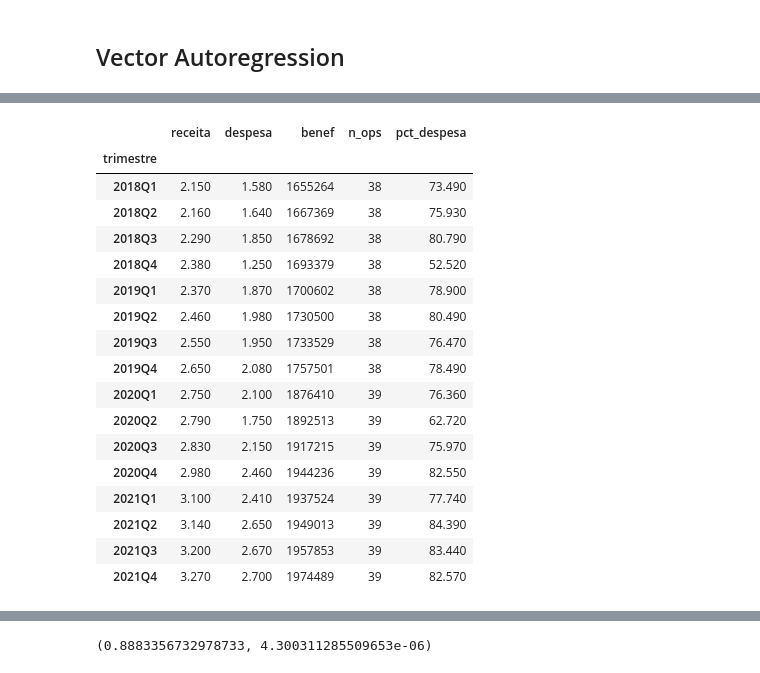
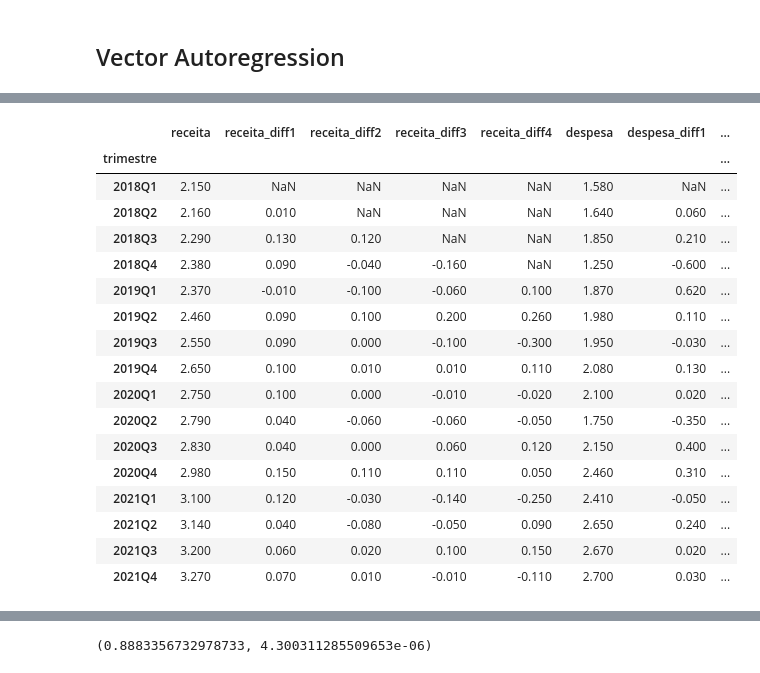
Before and after one commit to ricardofernando/TCC, a Jupyter notebook: codigos/preparacao_dados/analise_agrupadas/adesao/porte_grande/adesao_grande_cooperativa_medica/VAR_ade_g_coopmed.ipynb, the cells around one changed output, grey strips where cells are left out. Saved outputs shown, nothing was run; the diff lists cells and outputs as text; code cells hidden in the pictures.

```diff
--- a/codigos/preparacao_dados/analise_agrupadas/adesao/porte_grande/adesao_grande_cooperativa_medica/VAR_ade_g_coopmed.ipynb
+++ b/codigos/preparacao_dados/analise_agrupadas/adesao/porte_grande/adesao_grande_cooperativa_medica/VAR_ade_g_coopmed.ipynb
@@ -54,9 +61,9 @@ grupo = 'Adesão - Grande - Cooperativa Médica'
 
 grupo_csv = "ade_g_coopmed.csv"
 
-path = r'D:\TCC\TCC\codigos\preparacao_dados\analise_agrupadas\adesao\porte_grande\adesao_grande_cooperativa_medica' + '\\' + grupo_csv
+#path = r'D:\TCC\TCC\codigos\preparacao_dados\analise_agrupadas\adesao\porte_grande\adesao_grande_cooperativa_medica' + '\\' + grupo_csv
 
-ans = pd.read_csv(path, sep=';', decimal= ',', encoding='mbcs')
+ans = pd.read_csv(grupo_csv, sep=';', decimal= ',', encoding='mbcs')
 
 ans.head()
 # %% [output]
@@ -69,41 +76,97 @@ ans.head()
 # %%
 ans_agrup = ans.groupby(['ano','trimestre'], as_index=False).agg({  'receita':lambda x: sum_billion(x),
                                                                     'despesa':lambda x: sum_billion(x),
                                                                     'benef': 'sum',
                                                                     'cd_ops':lambda x: x.nunique()})
 
 ans_agrup['pct_despesa'] = ans_agrup.apply(lambda x: (x['despesa']/x['receita'])*100 , axis = 1).round(2)
 
 ans_agrup.columns = ['ano','trimestre','receita','despesa','benef','n_ops','pct_despesa']
 
 ans_agrup = ans_agrup[['trimestre','receita','despesa','benef','n_ops','pct_despesa']]
 
 ans_agrup = ans_agrup[(ans_agrup.trimestre > '2017Q4') & (ans_agrup.trimestre < '2022Q1')]
 
 ans_agrup[['n_ops','benef']] = ans_agrup[['n_ops','benef']].astype('int')
 
+ans_agrup['benefm'] = ans_agrup['benef'] / 3.0
+
+ans_agrup['receita_lag1'] = ans_agrup['receita'].shift(1)
+ans_agrup['receita_lag2'] = ans_agrup['receita'].shift(2)
+ans_agrup['receita_lag3'] = ans_agrup['receita'].shift(3)
+ans_agrup['receita_lag4'] = ans_agrup['receita'].shift(4)
+ans_agrup['receita_lag5'] = ans_agrup['receita'].shift(5)
+ans_agrup['receita_lag6'] = ans_agrup['receita'].shift(6)
+
+ans_agrup['despesa_lag1'] = ans_agrup['despesa'].shift(1)
+ans_agrup['despesa_lag2'] = ans_agrup['despesa'].shift(2)
+ans_agrup['despesa_lag3'] = ans_agrup['despesa'].shift(3)
+ans_agrup['despesa_lag4'] = ans_agrup['despesa'].shift(4)
+ans_agrup['despesa_lag5'] = ans_agrup['despesa'].shift(5)
+ans_agrup['despesa_lag6'] = ans_agrup['despesa'].shift(6)
+
+ans_agrup['despesa_lag1'] = ans_agrup['despesa'].shift(1)
+ans_agrup['despesa_lag2'] = ans_agrup['despesa'].shift(2)
+ans_agrup['despesa_lag3'] = ans_agrup['despesa'].shift(3)
+ans_agrup['despesa_lag4'] = ans_agrup['despesa'].shift(4)
+ans_agrup['despesa_lag5'] = ans_agrup['despesa'].shift(5)
+ans_agrup['despesa_lag6'] = ans_agrup['despesa'].shift(6)
+
+ans_agrup['receita_diff1'] = ans_agrup['receita'].diff(1)
+ans_agrup['receita_diff2'] = ans_agrup['receita_diff1'].diff(1)
+ans_agrup['receita_diff3'] = ans_agrup['receita_diff2'].diff(1)
+ans_agrup['receita_diff4'] = ans_agrup['receita_diff3'].diff(1)
+
+ans_agrup['despesa_diff1'] = ans_agrup['despesa'].diff(1)
+ans_agrup['despesa_diff2'] = ans_agrup['despesa_diff1'].diff(1)
+ans_agrup['despesa_diff3'] = ans_agrup['despesa_diff2'].diff(1)
+ans_agrup['despesa_diff4'] = ans_agrup['despesa_diff3'].diff(1)
+
+ans_agrup['benefm_diff1'] = ans_agrup['benefm'].diff(1)
+ans_agrup['benefm_diff2'] = ans_agrup['benefm_diff1'].diff(1)
+ans_agrup['benefm_diff3'] = ans_agrup['benefm_diff2'].diff(1)
+ans_agrup['benefm_diff4'] = ans_agrup['benefm_diff3'].diff(1)
+
+ans_agrup = ans_agrup[['trimestre',
+                       'receita',
+                       'receita_diff1',
+                       'receita_diff2',
+                       'receita_diff3',
+                       'receita_diff4',
+                       'despesa',
+                       'despesa_diff1',
+                       'despesa_diff2',
+                       'despesa_diff3',
+                       'despesa_diff4',
+                       'benefm',
+                       'benefm_diff1',
+                       'benefm_diff2',
+                       'benefm_diff3',
+                       'benefm_diff4',
+                       'n_ops']]
+
 ans_agrup.set_index('trimestre', inplace=True)
 
 ans_agrup
 # %% [output]
-|  | receita | despesa | benef | n_ops | pct_despesa |
-| trimestre |  |  |  |  |  |
-| 2018Q1 | 2.150 | 1.580 | 1655264 | 38 | 73.490 |
-| 2018Q2 | 2.160 | 1.640 | 1667369 | 38 | 75.930 |
-| 2018Q3 | 2.290 | 1.850 | 1678692 | 38 | 80.790 |
-| 2018Q4 | 2.380 | 1.250 | 1693379 | 38 | 52.520 |
-| 2019Q1 | 2.370 | 1.870 | 1700602 | 38 | 78.900 |
-| 2019Q2 | 2.460 | 1.980 | 1730500 | 38 | 80.490 |
-| 2019Q3 | 2.550 | 1.950 | 1733529 | 38 | 76.470 |
-| 2019Q4 | 2.650 | 2.080 | 1757501 | 38 | 78.490 |
-| 2020Q1 | 2.750 | 2.100 | 1876410 | 39 | 76.360 |
-| 2020Q2 | 2.790 | 1.750 | 1892513 | 39 | 62.720 |
-| 2020Q3 | 2.830 | 2.150 | 1917215 | 39 | 75.970 |
-| 2020Q4 | 2.980 | 2.460 | 1944236 | 39 | 82.550 |
-| 2021Q1 | 3.100 | 2.410 | 1937524 | 39 | 77.740 |
-| 2021Q2 | 3.140 | 2.650 | 1949013 | 39 | 84.390 |
-| 2021Q3 | 3.200 | 2.670 | 1957853 | 39 | 83.440 |
-| 2021Q4 | 3.270 | 2.700 | 1974489 | 39 | 82.570 |
+|  | receita | receita_diff1 | receita_diff2 | receita_diff3 | receita_diff4 | despesa | despesa_diff1 | ... |
+| trimestre |  |  |  |  |  |  |  | ... |
+| 2018Q1 | 2.150 | NaN | NaN | NaN | NaN | 1.580 | NaN | ... |
+| 2018Q2 | 2.160 | 0.010 | NaN | NaN | NaN | 1.640 | 0.060 | ... |
+| 2018Q3 | 2.290 | 0.130 | 0.120 | NaN | NaN | 1.850 | 0.210 | ... |
+| 2018Q4 | 2.380 | 0.090 | -0.040 | -0.160 | NaN | 1.250 | -0.600 | ... |
+| 2019Q1 | 2.370 | -0.010 | -0.100 | -0.060 | 0.100 | 1.870 | 0.620 | ... |
+| 2019Q2 | 2.460 | 0.090 | 0.100 | 0.200 | 0.260 | 1.980 | 0.110 | ... |
+| 2019Q3 | 2.550 | 0.090 | 0.000 | -0.100 | -0.300 | 1.950 | -0.030 | ... |
+| 2019Q4 | 2.650 | 0.100 | 0.010 | 0.010 | 0.110 | 2.080 | 0.130 | ... |
+| 2020Q1 | 2.750 | 0.100 | 0.000 | -0.010 | -0.020 | 2.100 | 0.020 | ... |
+| 2020Q2 | 2.790 | 0.040 | -0.060 | -0.060 | -0.050 | 1.750 | -0.350 | ... |
+| 2020Q3 | 2.830 | 0.040 | 0.000 | 0.060 | 0.120 | 2.150 | 0.400 | ... |
+| 2020Q4 | 2.980 | 0.150 | 0.110 | 0.110 | 0.050 | 2.460 | 0.310 | ... |
+| 2021Q1 | 3.100 | 0.120 | -0.030 | -0.140 | -0.250 | 2.410 | -0.050 | ... |
+| 2021Q2 | 3.140 | 0.040 | -0.080 | -0.050 | 0.090 | 2.650 | 0.240 | ... |
+| 2021Q3 | 3.200 | 0.060 | 0.020 | 0.100 | 0.150 | 2.670 | 0.020 | ... |
+| 2021Q4 | 3.270 | 0.070 | 0.010 | -0.010 | -0.110 | 2.700 | 0.030 | ... |
 # %%
 ans_agrup.info()
 # %% [output]
```
Also changed, not shown: parts of 29 cells of this notebook, 10 other files.
